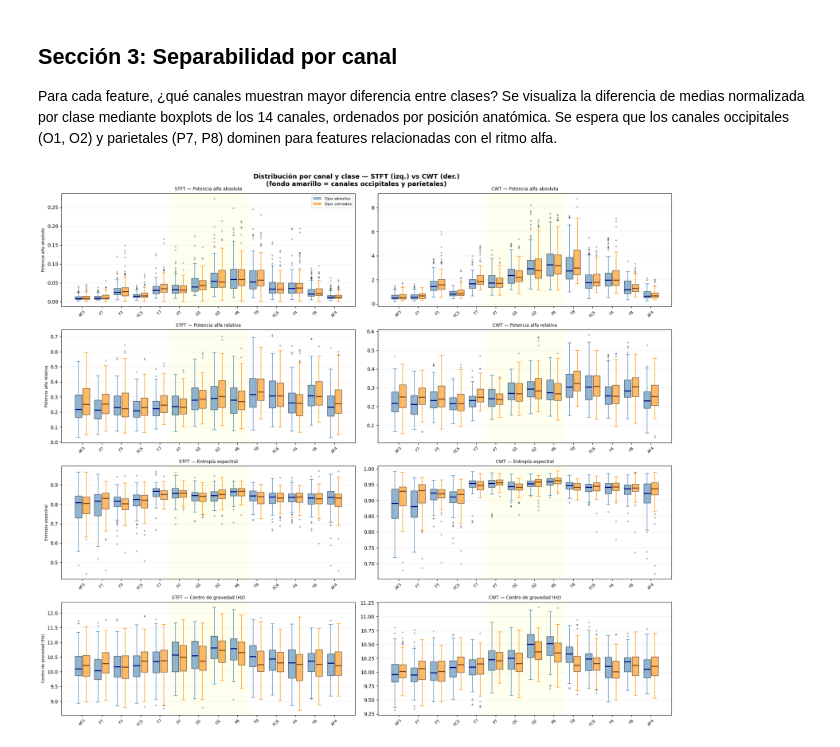
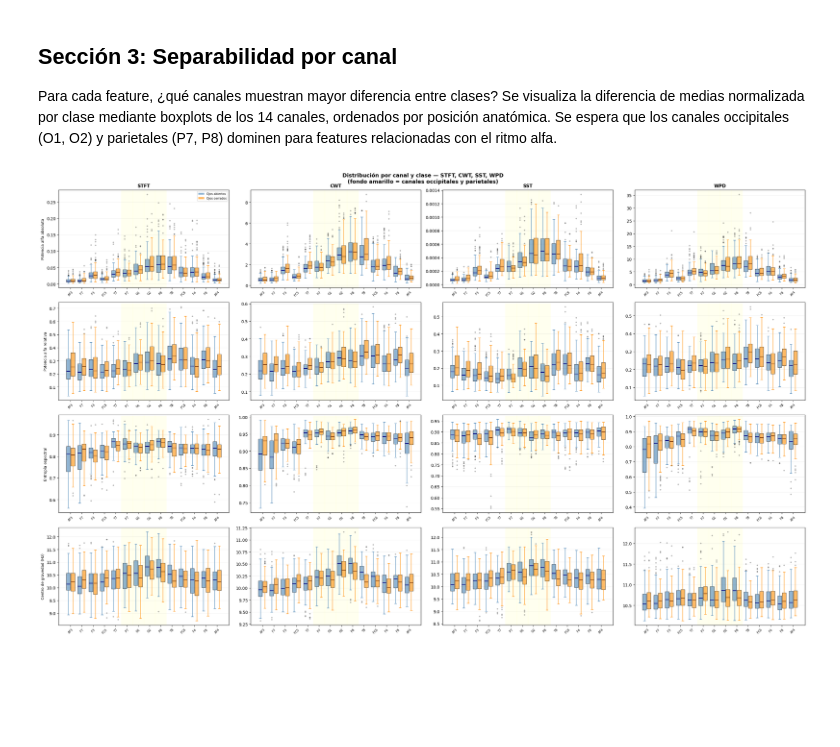
Before and after one commit to benjaauf/Proyecto_INF405, a Jupyter notebook: 04_EDA_FEATURES.ipynb, the cells around one changed output. Drawn from its saved outputs; the diff is of its cells as text; code cells hidden in the pictures; blank space fills up the shorter version.

```diff
--- a/04_EDA_FEATURES.ipynb
+++ b/04_EDA_FEATURES.ipynb
@@ -18,13 +19,17 @@ from pathlib import Path
 # ── Rutas ─────────────────────────────────────────────────────────────────
 STFT_PATH = './data/features/features_stft.csv'
 CWT_PATH  = './data/features/features_cwt.csv'
+SST_PATH  = './data/features/features_sst.csv'
+WPD_PATH  = './data/features/features_wpd.csv'
 
-for p in [STFT_PATH, CWT_PATH]:
+for p in [STFT_PATH, CWT_PATH, SST_PATH, WPD_PATH]:
     if not Path(p).exists():
         raise FileNotFoundError(f"Archivo no encontrado: {p}")
 
 df_stft = pd.read_csv(STFT_PATH)
 df_cwt  = pd.read_csv(CWT_PATH)
+df_sst  = pd.read_csv(SST_PATH)
+df_wpd  = pd.read_csv(WPD_PATH)
 
 # ── Configuración ──────────────────────────────────────────────────────────
 CHANNELS   = ['AF3','F7','F3','FC5','T7','P7','O1','O2','P8','T8','FC6','F4','F8','AF4']
@@ -34,8 +39,8 @@ COL_NAMES  = [f'{ch}_{f}' for ch in CHANNELS for f in FEAT_NAMES]
 # Canales occipitales y parietales — los más relevantes para el ritmo alfa
 OCC_CHANNELS = ['O1', 'O2', 'P7', 'P8']
 
-TECHNIQUES = [('STFT', df_stft), ('CWT', df_cwt)]
+TECHNIQUES = [('STFT', df_stft), ('CWT', df_cwt), ('SST', df_sst), ('WPD', df_wpd)]
 
-print(f"STFT — shape: {df_stft.shape}  |  NaN: {df_stft.isnull().sum().sum()}")
-print(f"CWT  — shape: {df_cwt.shape}   |  NaN: {df_cwt.isnull().sum().sum()}")
+for name, df in TECHNIQUES:
+    print(f"{name:<5} — shape: {df.shape}  |  NaN: {df.isnull().sum().sum()}")
 # %% [output]
@@ -303,7 +374,8 @@ los 14 canales, ordenados por posición anatómica. Se espera que los canales
 occipitales (O1, O2) y parietales (P7, P8) dominen para features relacionadas
 con el ritmo alfa.
 # %%
-fig, axes = plt.subplots(len(FEAT_NAMES), 2, figsize=(18, 16), sharey=False)
+fig, axes = plt.subplots(len(FEAT_NAMES), len(TECHNIQUES),
+                         figsize=(26, 16), sharey=False)
 
 feat_labels = {
     'alpha_abs': 'Potencia alfa absoluta',
@@ -318,53 +390,53 @@ for row_i, feat in enumerate(FEAT_NAMES):
 
         data_cls0 = [df.loc[df['label']==0, f'{ch}_{feat}'].values for ch in CHANNELS]
         data_cls1 = [df.loc[df['label']==1, f'{ch}_{feat}'].values for ch in CHANNELS]
 
         positions_0 = np.arange(len(CHANNELS)) - 0.2
         positions_1 = np.arange(len(CHANNELS)) + 0.2
 
-        bp0 = ax.boxplot(data_cls0, positions=positions_0, widths=0.35,
-                         patch_artist=True, manage_ticks=False,
-                         boxprops=dict(facecolor='steelblue', alpha=0.6),
-                         medianprops=dict(color='navy', linewidth=2),
-                         whiskerprops=dict(color='steelblue'),
-                         capprops=dict(color='steelblue'),
-                         flierprops=dict(marker='o', markersize=2,
-                                         color='steelblue', alpha=0.4))
+        ax.boxplot(data_cls0, positions=positions_0, widths=0.35,
+                  patch_artist=True, manage_ticks=False,
+                  boxprops=dict(facecolor='steelblue', alpha=0.6),
+                  medianprops=dict(color='navy', linewidth=1.5),
+                  whiskerprops=dict(color='steelblue'),
+                  capprops=dict(color='steelblue'),
+                  flierprops=dict(marker='o', markersize=2,
+                                  color='steelblue', alpha=0.4))
 
-        bp1 = ax.boxplot(data_cls1, positions=positions_1, widths=0.35,
-                         patch_artist=True, manage_ticks=False,
-                         boxprops=dict(facecolor='darkorange', alpha=0.6),
-                         medianprops=dict(color='saddlebrown', linewidth=2),
-                         whiskerprops=dict(color='darkorange'),
-                         capprops=dict(color='darkorange'),
-                         flierprops=dict(marker='o', markersize=2,
-                                         color='darkorange', alpha=0.4))
+        ax.boxplot(data_cls1, positions=positions_1, widths=0.35,
+                  patch_artist=True, manage_ticks=False,
+                  boxprops=dict(facecolor='darkorange', alpha=0.6),
+                  medianprops=dict(color='saddlebrown', linewidth=1.5),
+                  whiskerprops=dict(color='darkorange'),
+                  capprops=dict(color='darkorange'),
+                  flierprops=dict(marker='o', markersize=2,
+                                  color='darkorange', alpha=0.4))
 
-        # Marcar canales occipitales y parietales
         for i, ch in enumerate(CHANNELS):
             if ch in OCC_CHANNELS:
                 ax.axvspan(i - 0.5, i + 0.5, color='lightyellow',
                            alpha=0.5, zorder=0)
 
         ax.set_xticks(range(len(CHANNELS)))
-        ax.set_xticklabels(CHANNELS, rotation=45, fontsize=8)
-        ax.set_title(f'{name} — {feat_labels[feat]}', fontsize=9)
+        ax.set_xticklabels(CHANNELS, rotation=45, fontsize=7)
         ax.grid(True, alpha=0.2, axis='y')
 
+        if row_i == 0:
+            ax.set_title(name, fontsize=11, fontweight='bold')
         if col_j == 0:
-            ax.set_ylabel(feat_labels[feat], fontsize=8)
+            ax.set_ylabel(feat_labels[feat], fontsize=9)
 
         if row_i == 0 and col_j == 0:
             from matplotlib.patches import Patch
             ax.legend(handles=[
                 Patch(facecolor='steelblue',  alpha=0.6, label='Ojos abiertos'),
                 Patch(facecolor='darkorange', alpha=0.6, label='Ojos cerrados')
-            ], fontsize=8)
+            ], fontsize=7)
 
-plt.suptitle('Distribución por canal y clase — STFT (izq.) vs CWT (der.)\n'
+plt.suptitle('Distribución por canal y clase — STFT, CWT, SST, WPD\n'
              '(fondo amarillo = canales occipitales y parietales)',
              fontsize=13, fontweight='bold')
 plt.tight_layout()
 plt.show()
 # %% [output]
-[figure, old version]
+[figure, new version]
```
Also changed, not shown: parts of 43 cells of this notebook, 8 other files.
